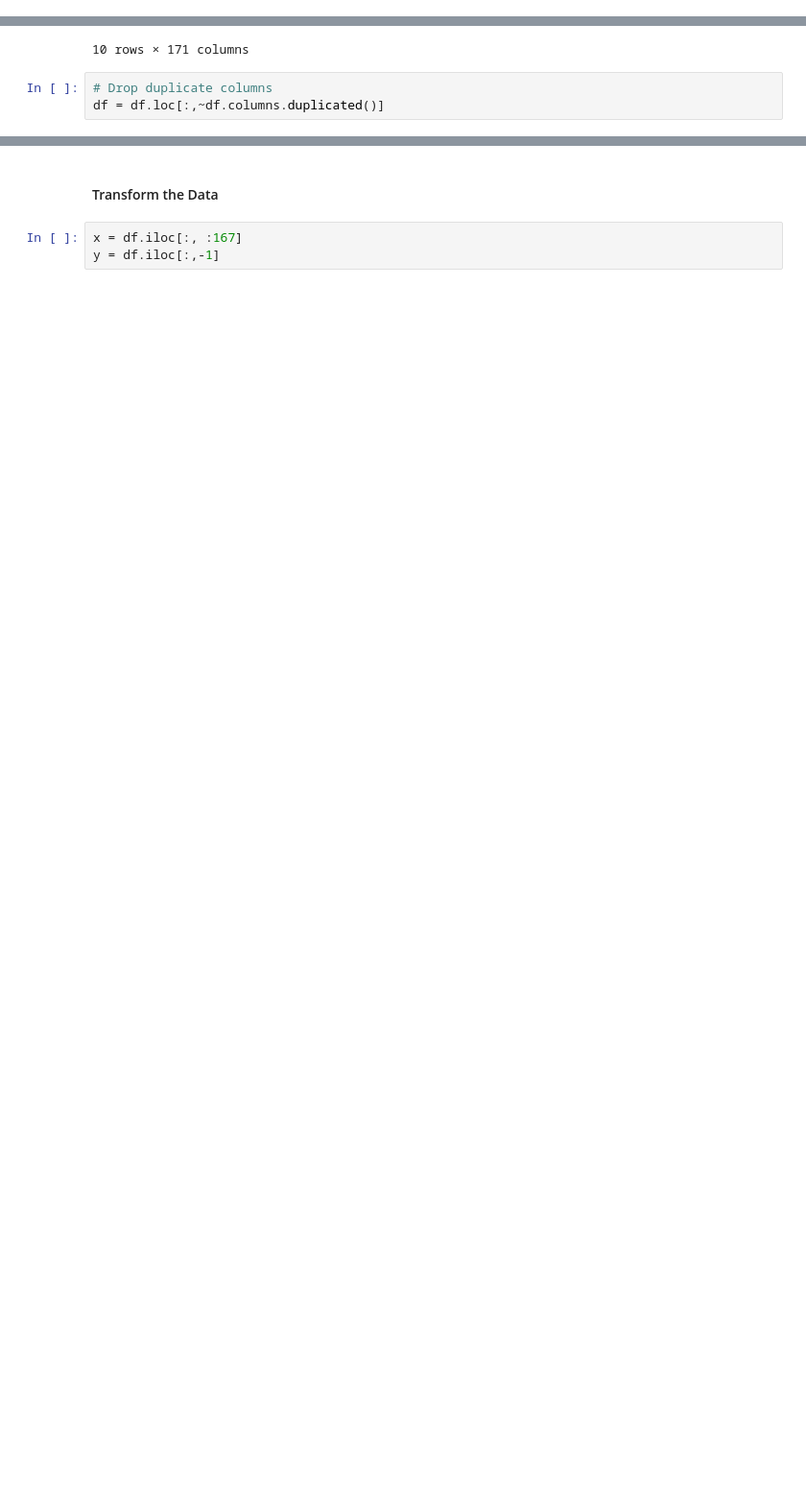
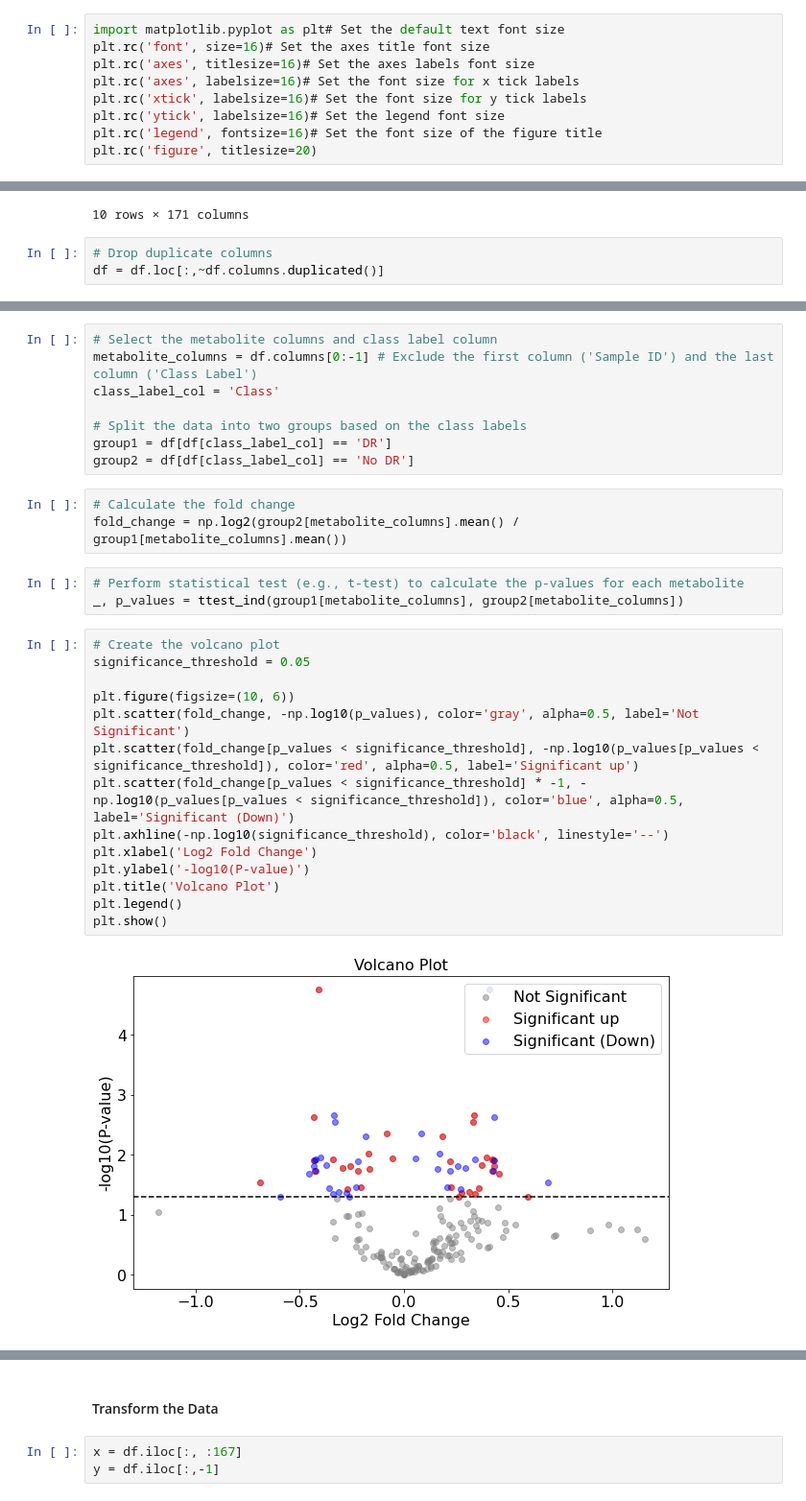
Before and after one commit to jamesleocodes/Diabetic_Retinopathy_ML, a Jupyter notebook: dR_ML.ipynb, the cells around one changed output, grey strips where cells are left out. Shown at 96% size. Saved outputs shown, nothing was run; the diff lists cells and outputs as text; blank space fills up the shorter version.

```diff
--- a/dR_ML.ipynb
+++ b/dR_ML.ipynb
@@ -27,6 +33,15 @@ from sklearn.metrics import roc_curve,roc_auc_score
 from sklearn.metrics import accuracy_score,classification_report,confusion_matrix
 from sklearn.metrics import plot_confusion_matrix
 from sklearn.metrics import accuracy_score
+# %%
+import matplotlib.pyplot as plt# Set the default text font size
+plt.rc('font', size=16)# Set the axes title font size
+plt.rc('axes', titlesize=16)# Set the axes labels font size
+plt.rc('axes', labelsize=16)# Set the font size for x tick labels
+plt.rc('xtick', labelsize=16)# Set the font size for y tick labels
+plt.rc('ytick', labelsize=16)# Set the legend font size
+plt.rc('legend', fontsize=16)# Set the font size of the figure title
+plt.rc('figure', titlesize=20)
 # %% [markdown]
 ### Read the dataset
 # %%
@@ -159,0 +177,30 @@ df = df.loc[:,~df.columns.duplicated()]
+# %%
+# Select the metabolite columns and class label column
+metabolite_columns = df.columns[0:-1] # Exclude the first column ('Sample ID') and the last column ('Class Label')
+class_label_col = 'Class'
+
+# Split the data into two groups based on the class labels
+group1 = df[df[class_label_col] == 'DR']
+group2 = df[df[class_label_col] == 'No DR']
+# %%
+# Calculate the fold change
+fold_change = np.log2(group2[metabolite_columns].mean() / group1[metabolite_columns].mean())
+# %%
+# Perform statistical test (e.g., t-test) to calculate the p-values for each metabolite
+_, p_values = ttest_ind(group1[metabolite_columns], group2[metabolite_columns])
+# %%
+# Create the volcano plot
+significance_threshold = 0.05
+
+plt.figure(figsize=(10, 6))
+plt.scatter(fold_change, -np.log10(p_values), color='gray', alpha=0.5, label='Not Significant')
+plt.scatter(fold_change[p_values < significance_threshold], -np.log10(p_values[p_values < significance_threshold]), color='red', alpha=0.5, label='Significant up')
+plt.scatter(fold_change[p_values < significance_threshold] * -1, -np.log10(p_values[p_values < significance_threshold]), color='blue', alpha=0.5, label='Significant (Down)')
+plt.axhline(-np.log10(significance_threshold), color='black', linestyle='--')
+plt.xlabel('Log2 Fold Change')
+plt.ylabel('-log10(P-value)')
+plt.title('Volcano Plot')
+plt.legend()
+plt.show()
+# %% [output]
+[figure, added]
```
Also changed, not shown: parts of 38 cells of this notebook, 10 other files.
